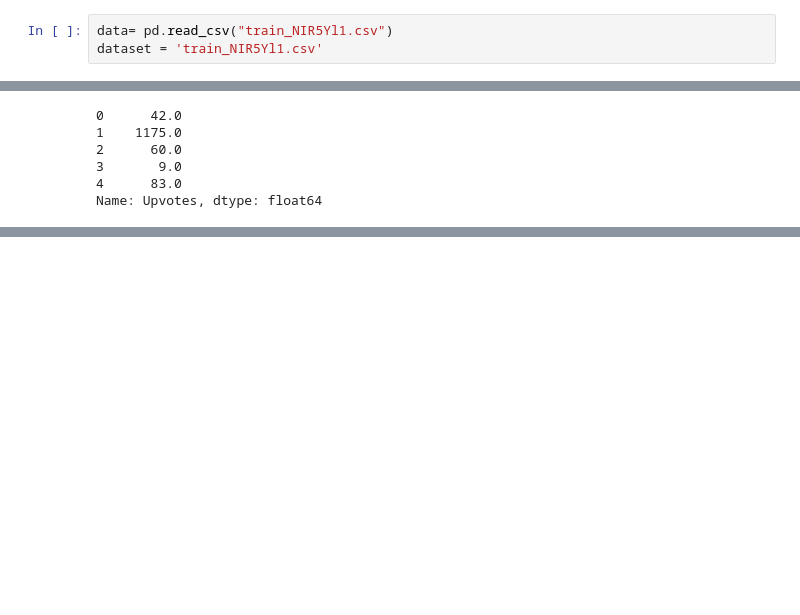
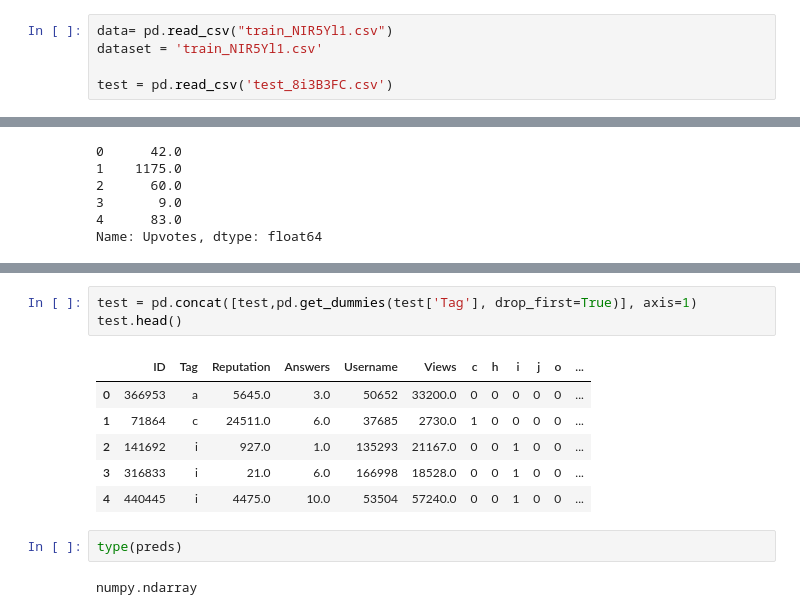
Before and after one commit to manan-arya/Analytics_Vidhya_Competition, a Jupyter notebook: Analytic_Vidya.ipynb, the cells around one changed output, grey strips where cells are left out. Saved outputs shown, nothing was run; the diff lists cells and outputs as text; blank space fills up the shorter version.

```diff
--- a/Analytic_Vidya.ipynb
+++ b/Analytic_Vidya.ipynb
@@ -27,6 +27,8 @@ test_8i3B3FC.csv.1  100%[===================>]   4.46M  12.0MB/s    in 0.4s
 # %%
 data= pd.read_csv("train_NIR5Yl1.csv")
 dataset = 'train_NIR5Yl1.csv'
+
+test = pd.read_csv('test_8i3B3FC.csv')
 # %%
 data.head()
 # %% [output]
@@ -335,0 +357,14 @@ for n_trees in [1, 5, 10]:
+# %%
+test = pd.concat([test,pd.get_dummies(test['Tag'], drop_first=True)], axis=1)
+test.head()
+# %% [output]
+|  | ID | Tag | Reputation | Answers | Username | Views | c | h | i | j | o | ... |
+| 0 | 366953 | a | 5645.0 | 3.0 | 50652 | 33200.0 | 0 | 0 | 0 | 0 | 0 | ... |
+| 1 | 71864 | c | 24511.0 | 6.0 | 37685 | 2730.0 | 1 | 0 | 0 | 0 | 0 | ... |
+| 2 | 141692 | i | 927.0 | 1.0 | 135293 | 21167.0 | 0 | 0 | 1 | 0 | 0 | ... |
+| 3 | 316833 | i | 21.0 | 6.0 | 166998 | 18528.0 | 0 | 0 | 1 | 0 | 0 | ... |
+| 4 | 440445 | i | 4475.0 | 10.0 | 53504 | 57240.0 | 0 | 0 | 1 | 0 | 0 | ... |
+# %%
+type(preds)
+# %% [output]
+numpy.ndarray
```
Also changed, not shown: parts of 22 cells of this notebook.
